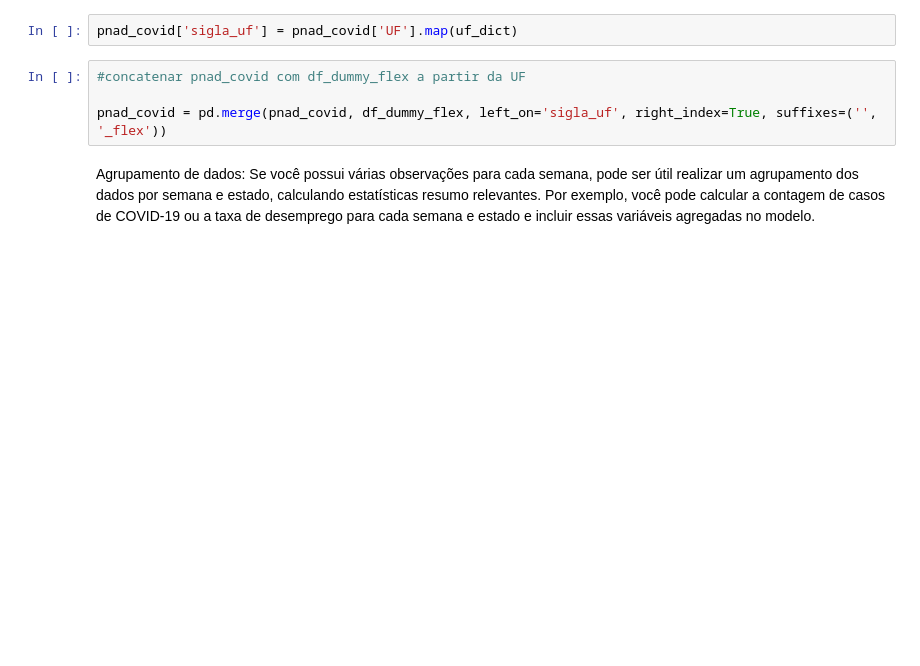
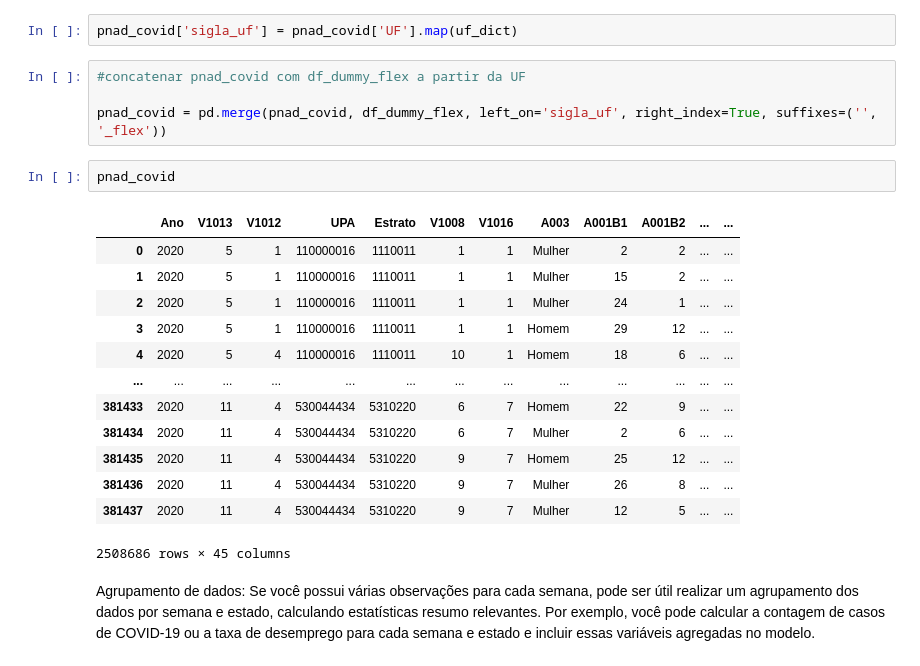
Before and after one commit to msbrasil/Mercado-de-Trabalho-Remoto, a Jupyter notebook: Notebooks/Tratamento para Dados em Painel.ipynb, the cells around one changed output. Drawn from its saved outputs; the diff is of its cells as text; blank space fills up the shorter version.

```diff
--- a/Notebooks/Tratamento para Dados em Painel.ipynb
+++ b/Notebooks/Tratamento para Dados em Painel.ipynb
@@ -431,6 +462,22 @@ pnad_covid['sigla_uf'] = pnad_covid['UF'].map(uf_dict)
 #concatenar pnad_covid com df_dummy_flex a partir da UF
 
 pnad_covid = pd.merge(pnad_covid, df_dummy_flex, left_on='sigla_uf', right_index=True, suffixes=('', '_flex'))
+# %%
+pnad_covid
+# %% [output]
+|  | Ano | V1013 | V1012 | UPA | Estrato | V1008 | V1016 | A003 | A001B1 | A001B2 | ... | ... |
+| 0 | 2020 | 5 | 1 | 110000016 | 1110011 | 1 | 1 | Mulher | 2 | 2 | ... | ... |
+| 1 | 2020 | 5 | 1 | 110000016 | 1110011 | 1 | 1 | Mulher | 15 | 2 | ... | ... |
+| 2 | 2020 | 5 | 1 | 110000016 | 1110011 | 1 | 1 | Mulher | 24 | 1 | ... | ... |
+| 3 | 2020 | 5 | 1 | 110000016 | 1110011 | 1 | 1 | Homem | 29 | 12 | ... | ... |
+| 4 | 2020 | 5 | 4 | 110000016 | 1110011 | 10 | 1 | Homem | 18 | 6 | ... | ... |
+| ... | ... | ... | ... | ... | ... | ... | ... | ... | ... | ... | ... | ... |
+| 381433 | 2020 | 11 | 4 | 530044434 | 5310220 | 6 | 7 | Homem | 22 | 9 | ... | ... |
+| 381434 | 2020 | 11 | 4 | 530044434 | 5310220 | 6 | 7 | Mulher | 2 | 6 | ... | ... |
+| 381435 | 2020 | 11 | 4 | 530044434 | 5310220 | 9 | 7 | Homem | 25 | 12 | ... | ... |
+| 381436 | 2020 | 11 | 4 | 530044434 | 5310220 | 9 | 7 | Mulher | 26 | 8 | ... | ... |
+| 381437 | 2020 | 11 | 4 | 530044434 | 5310220 | 9 | 7 | Mulher | 12 | 5 | ... | ... |
+2508686 rows × 45 columns
 # %% [markdown]
 Agrupamento de dados: Se você possui várias observações para cada semana, pode ser útil realizar um agrupamento dos dados por semana e estado, calculando estatísticas resumo relevantes. Por exemplo, você pode calcular a contagem de casos de COVID-19 ou a taxa de desemprego para cada semana e estado e incluir essas variáveis agregadas no modelo.
 # %% [markdown]
```
Also changed, not shown: parts of 8 cells of this notebook, 3 other files.
